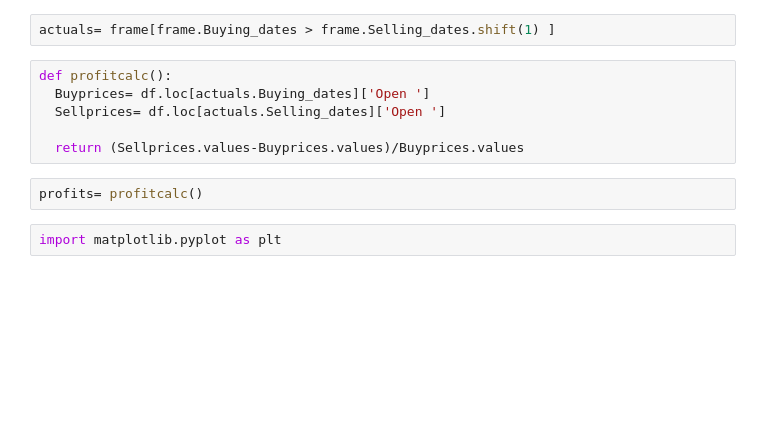
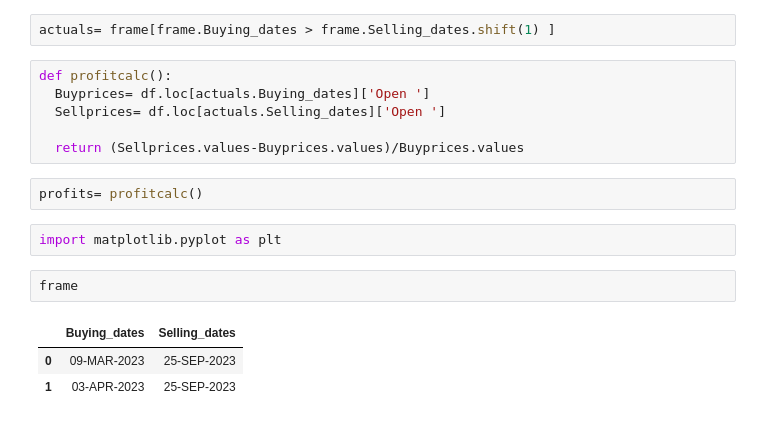
Before and after one commit to SujayVivek/TradingStrategies, a Jupyter notebook: Stochastic+RSI+MACD.ipynb, the cells around one changed output. Cells and saved outputs as stored; diff of their text form; blank space fills up the shorter version.

```diff
--- a/Stochastic+RSI+MACD.ipynb
+++ b/Stochastic+RSI+MACD.ipynb
@@ -139,6 +137,12 @@ def profitcalc():
 profits= profitcalc()
 # %%
 import matplotlib.pyplot as plt
+# %%
+frame
+# %% [output]
+|  | Buying_dates | Selling_dates |
+| 0 | 09-MAR-2023 | 25-SEP-2023 |
+| 1 | 03-APR-2023 | 25-SEP-2023 |
 # %%
 
 plt.figure(figsize=(20,10))
```
Also changed, not shown: parts of 6 cells of this notebook.
